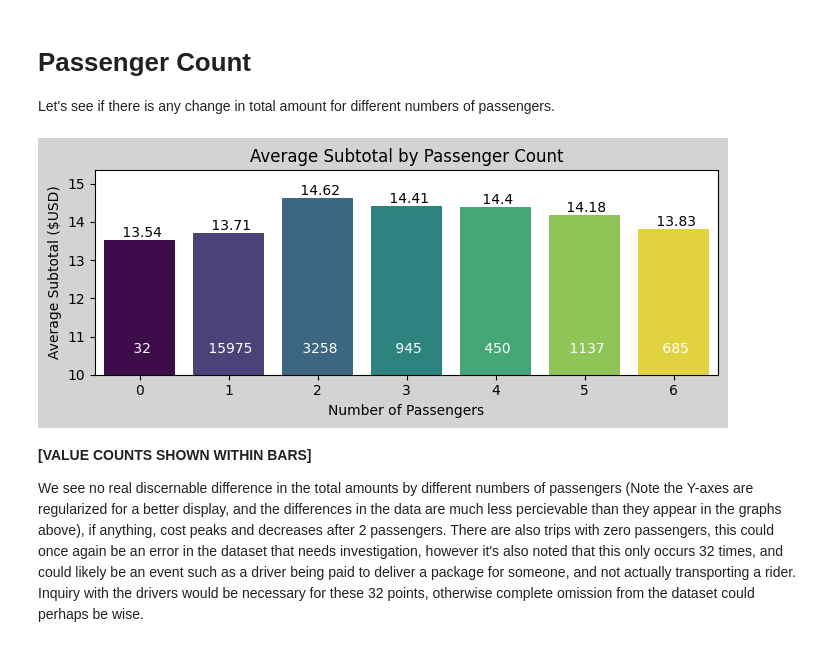
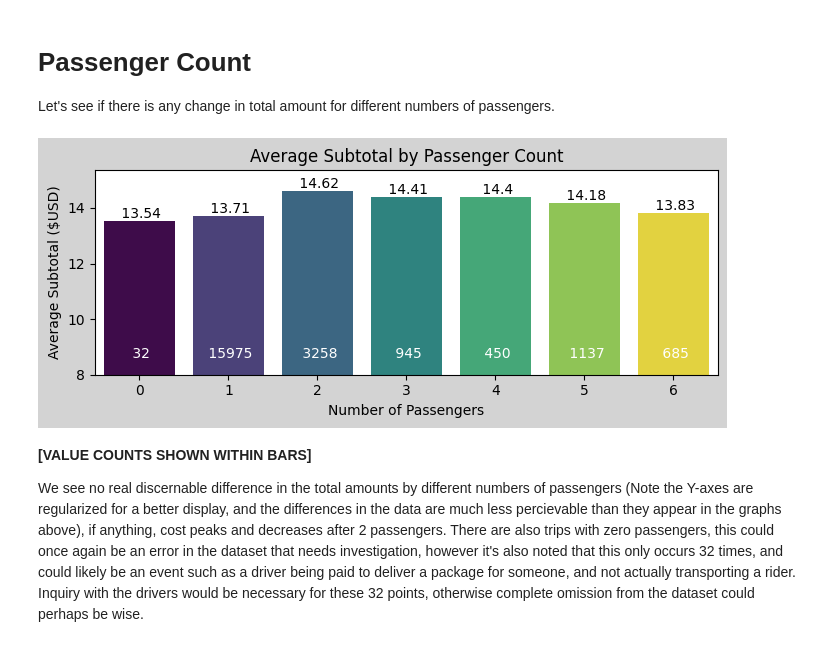
Before and after one commit to DonFetti/TaxiCab_Project, a Jupyter notebook: taxi_exploratory.ipynb, the cells around one changed output. Saved outputs shown, nothing was run; the diff lists cells and outputs as text; code cells hidden in the pictures.

```diff
--- a/taxi_exploratory.ipynb
+++ b/taxi_exploratory.ipynb
@@ -180,24 +180,24 @@ Let's see if there is any change in total amount for different numbers of passen
 # %%
 avg_total_amount = df.groupby("passenger_count")["subtotal"].mean()
 
 plt.figure(figsize=(7, 3))
 plt.gcf().set_facecolor('lightgrey')
 sns.barplot(x=avg_total_amount.index, y=avg_total_amount.values, palette="viridis", hue = avg_total_amount.index, legend=False)
 plt.xlabel('Number of Passengers')
-plt.ylim(10)
+plt.ylim(8)
 plt.ylabel('Average Subtotal ($USD)')
 plt.title('Average Subtotal by Passenger Count')
 
 passenger_counts = df["passenger_count"].value_counts().sort_index()
 for index, value in enumerate(avg_total_amount.values):
     count = passenger_counts.get(index, 0)
-    plt.text(x=index, y=10.5, s=f' {count}', color='white', ha='center', va='bottom')
+    plt.text(x=index, y=8.5, s=f' {count}', color='white', ha='center', va='bottom')
     plt.text(x=index, y=value, s=f' {round(value, 2)}', color='black', ha='center', va='bottom')
 
 plt.tight_layout()
 plt.show()
 # %% [output]
-[figure, old version]
+[figure, new version]
 # %% [markdown]
 **[VALUE COUNTS SHOWN WITHIN BARS]**
 
```
Also changed, not shown: parts of 10 cells of this notebook, 2 other files.
